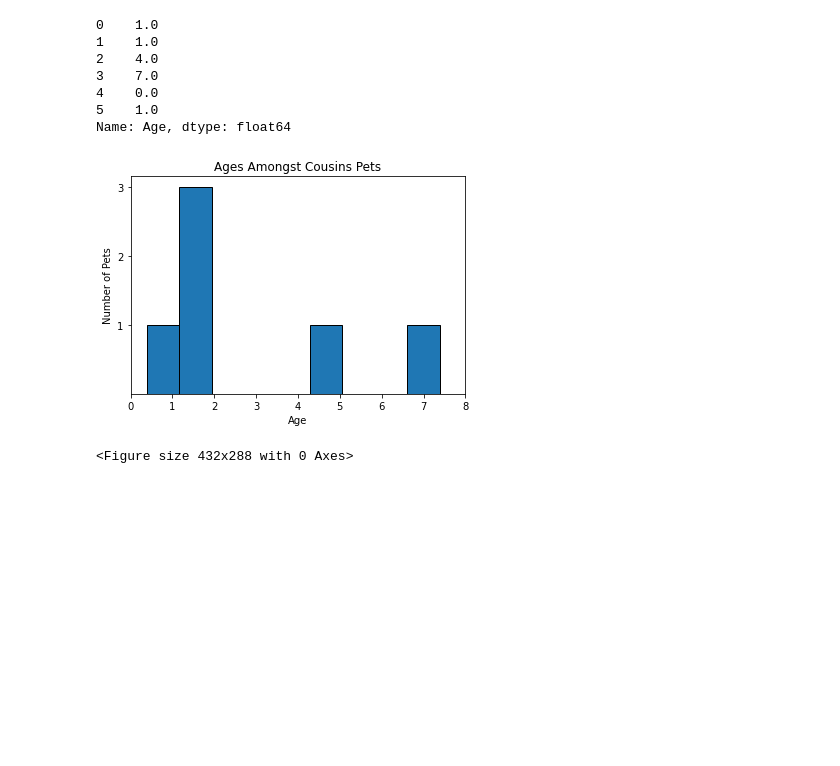
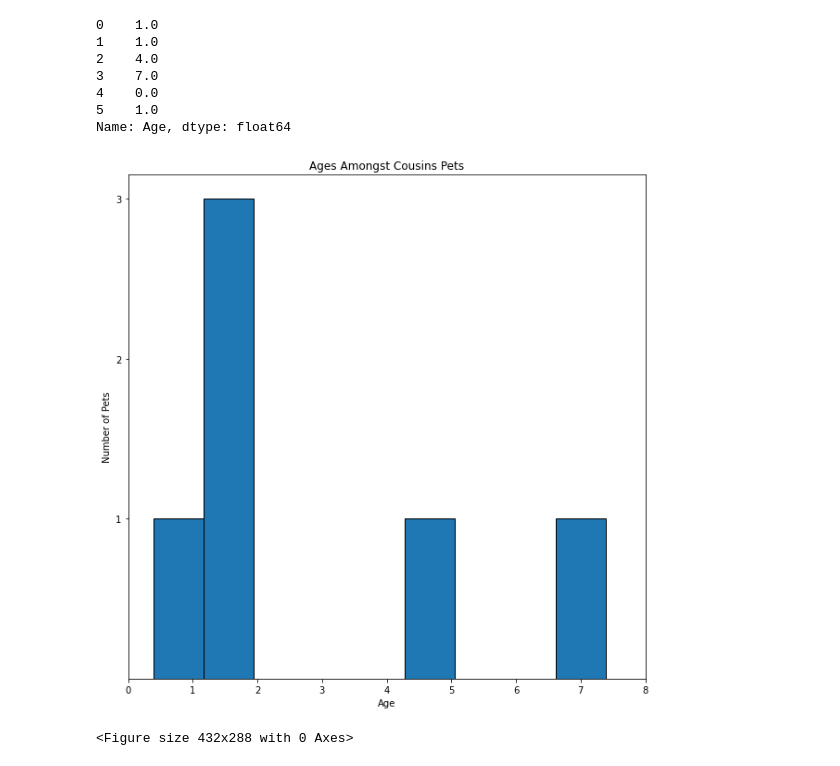
Before and after one commit to MarcBernstein0/raizel-practice-questions, a Jupyter notebook: notebook/family_pets.ipynb, the cells around one changed output. Drawn from its saved outputs; the diff is of its cells as text; code cells hidden in the pictures; blank space fills up the shorter version.

```diff
--- a/notebook/family_pets.ipynb
+++ b/notebook/family_pets.ipynb
@@ -39,17 +39,19 @@ df['Age']
 5    1.0
 Name: Age, dtype: float64
 # %%
+fig, ax = plt.subplots(figsize = (10,10))
+
 plt.hist(df['Age'], bins = 9, rwidth=1, align='right', edgecolor='black')
 
 plt.title('Ages Amongst Cousins Pets')
 plt.xlabel('Age')
 plt.ylabel('Number of Pets')
 plt.yticks([1,2,3])
 plt.xticks(range(0,9))
 
 plt.show()
 
 plt.savefig('cousinsPetsHistogram')
 # %% [output]
-[figure, old version]
+[figure, new version]
 <Figure size 432x288 with 0 Axes>
```
Also changed, not shown: parts of 1 cell of this notebook, 1 other file.
